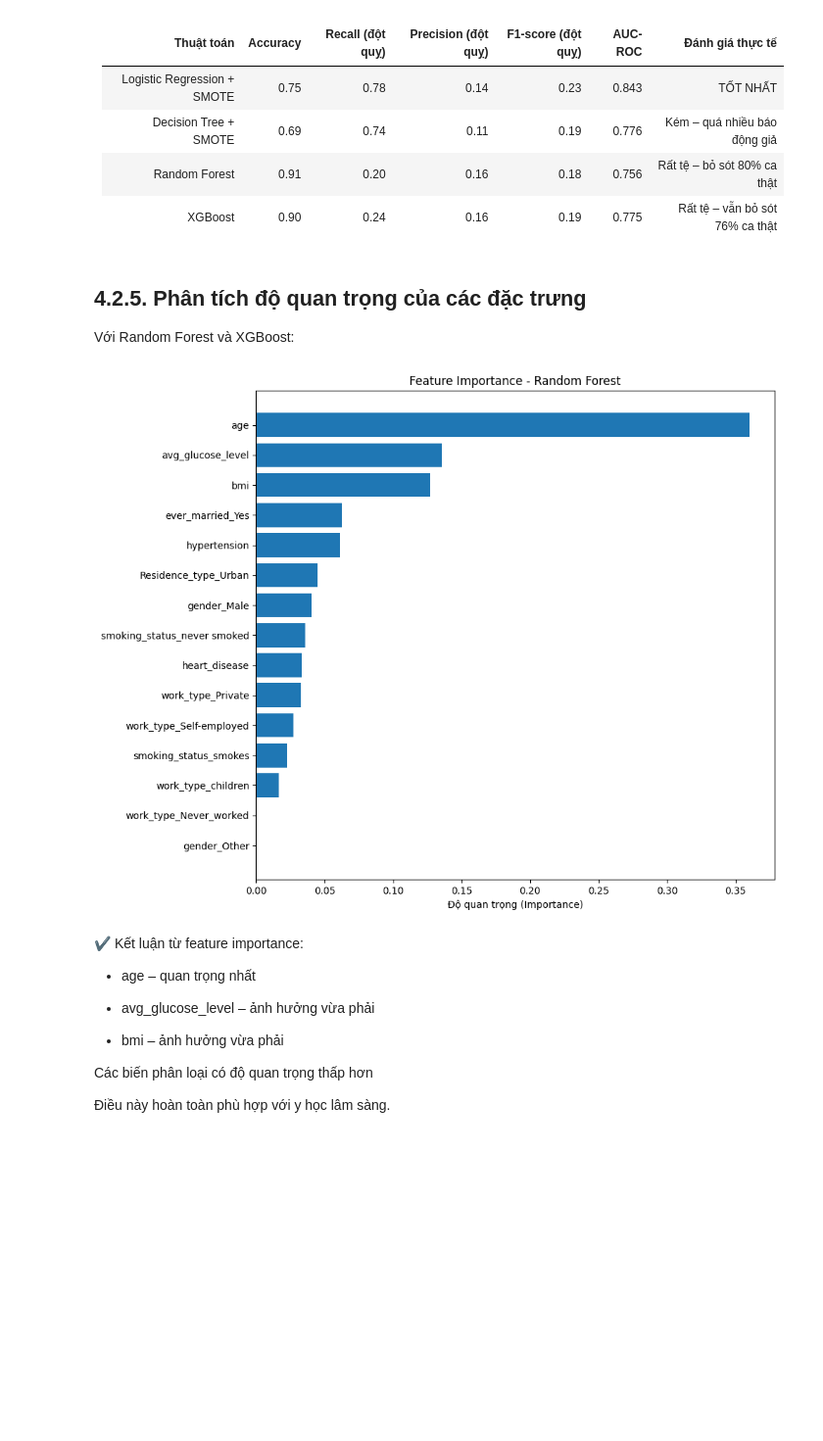
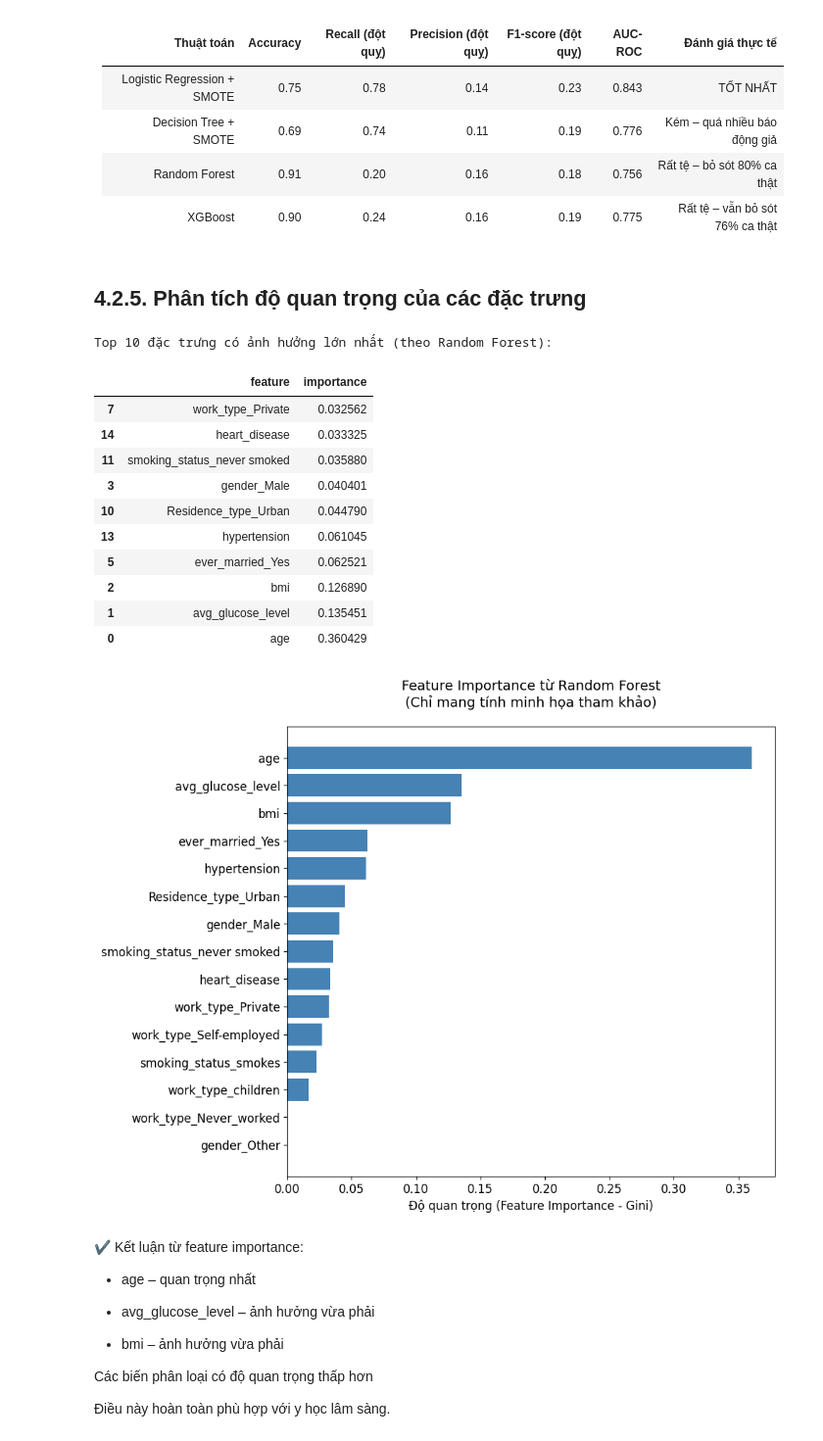
Before and after one commit to Toan510/DataAnalyst_STROKE, a Jupyter notebook: exerciese/DOAN_CUOIKY/phancum_phannhom_trucquanhoa.ipynb, the cells around one changed output. Shown at 98% size. Saved outputs shown, nothing was run; the diff lists cells and outputs as text; code cells hidden in the pictures; blank space fills up the shorter version.

```diff
--- a/exerciese/DOAN_CUOIKY/phancum_phannhom_trucquanhoa.ipynb
+++ b/exerciese/DOAN_CUOIKY/phancum_phannhom_trucquanhoa.ipynb
@@ -524,32 +524,52 @@ AUC: 0.7746707818930041
 | XGBoost | 0.90 | 0.24 | 0.16 | 0.19 | 0.775 | Rất tệ – vẫn bỏ sót 76% ca thật |
 # %% [markdown]
 ## 4.2.5. Phân tích độ quan trọng của các đặc trưng
-Với Random Forest và XGBoost:
 # %%
-# Get feature names from preprocessor
-feature_names = (num_features +
-                list(model_rf.named_steps['preprocess']
-                     .named_transformers_['cat']
-                     .named_steps['encoder']
-                     .get_feature_names_out(cat_features)) +
-                binary_features)
 
-# Get importances and create dataframe
+# Lấy tên các đặc trưng sau khi tiền xử lý
+num_features   = model_rf.named_steps['preprocess'].named_transformers_['num'].get_feature_names_out().tolist()
+cat_features   = model_rf.named_steps['preprocess'].named_transformers_['cat'].named_steps['imputer'].get_feature_names_out().tolist()
+binary_features = model_rf.named_steps['preprocess'].named_transformers_['binary'].get_feature_names_out().tolist()
+
+# Tên các cột sau OneHotEncoder
+ohe_feature_names = model_rf.named_steps['preprocess'].named_transformers_['cat']\
+                    .named_steps['encoder'].get_feature_names_out(cat_features)
+
+feature_names = num_features + list(ohe_feature_names) + binary_features
+
+# Lấy độ quan trọng từ Random Forest
 importances = model_rf.named_steps['clf'].feature_importances_
+
+# Tạo DataFrame và sắp xếp
 importance_df = pd.DataFrame({
     'feature': feature_names,
     'importance': importances
 }).sort_values('importance', ascending=True)
 
-# Plot
+# Vẽ biểu đồ
 plt.figure(figsize=(10, 8))
-plt.barh(importance_df['feature'], importance_df['importance'])
-plt.xlabel("Độ quan trọng (Importance)")
-plt.title("Feature Importance - Random Forest")
+bars = plt.barh(importance_df['feature'], importance_df['importance'], color='steelblue')
+plt.xlabel("Độ quan trọng (Feature Importance - Gini)", fontsize=12)
+plt.title("Feature Importance từ Random Forest\n(Chỉ mang tính minh họa tham khảo)", fontsize=14, pad=20)
 plt.tight_layout()
-plt.show()
+
+# In ra top 10 đặc trưng quan trọng nhất
+print("Top 10 đặc trưng có ảnh hưởng lớn nhất (theo Random Forest):")
+display(importance_df.tail(10)[['feature', 'importance']])
 # %% [output]
+Top 10 đặc trưng có ảnh hưởng lớn nhất (theo Random Forest):
+|  | feature | importance |
+| 7 | work_type_Private | 0.032562 |
+| 14 | heart_disease | 0.033325 |
+| 11 | smoking_status_never smoked | 0.035880 |
+| 3 | gender_Male | 0.040401 |
+| 10 | Residence_type_Urban | 0.044790 |
+| 13 | hypertension | 0.061045 |
+| 5 | ever_married_Yes | 0.062521 |
+| 2 | bmi | 0.126890 |
+| 1 | avg_glucose_level | 0.135451 |
+| 0 | age | 0.360429 |
-[figure, old version]
+[figure, new version]
 # %% [markdown]
 ✔ Kết luận từ feature importance:
 
```
Also changed, not shown: parts of 31 cells of this notebook.
